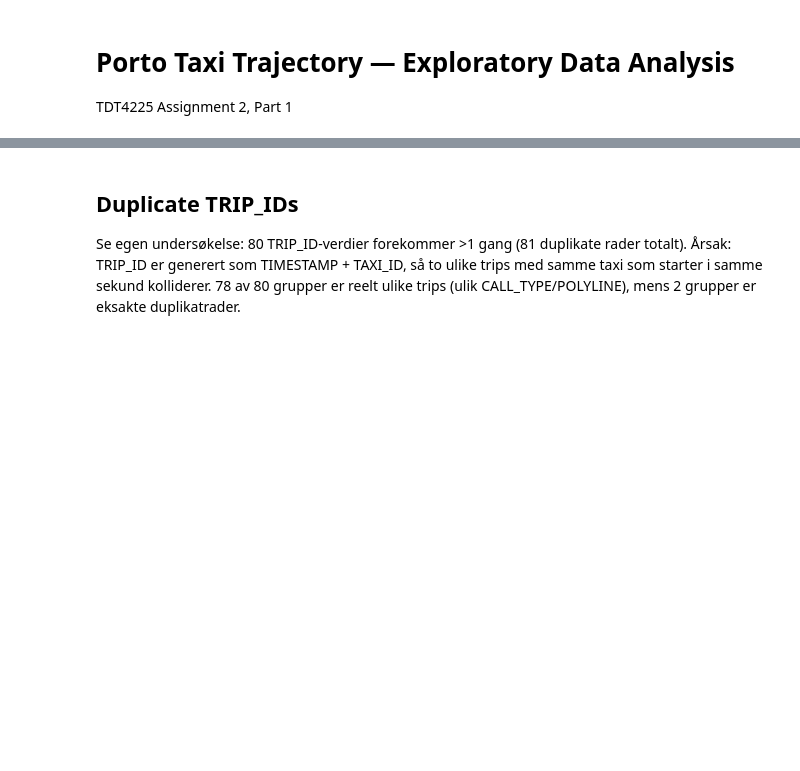
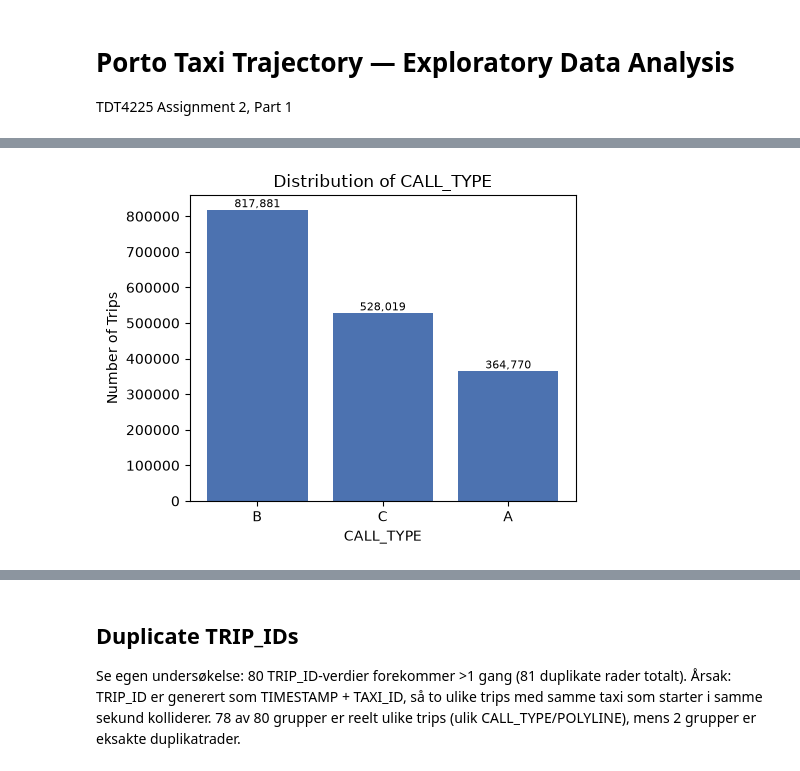
Before and after one commit to HalvardNo/Assignment-2-TDT4225, a Jupyter notebook: eda/porto_eda.ipynb, the cells around one changed output, grey strips where cells are left out. Cells and saved outputs as stored; diff of their text form; code cells hidden in the pictures; blank space fills up the shorter version.

```diff
--- a/eda/porto_eda.ipynb
+++ b/eda/porto_eda.ipynb
@@ -101,15 +117,17 @@ print(f"ORIGIN_STAND null by call_type: {origin_stand_null_by_calltype}")
 # %%
 labels = list(call_type_counts.keys())
 values = [call_type_counts[k] for k in labels]
 plt.figure(figsize=(5,4))
 plt.bar(labels, values, color="#4C72B0")
-plt.title("Fordeling av CALL_TYPE")
-plt.xlabel("CALL_TYPE"); plt.ylabel("Antall trips")
+plt.title("Distribution of CALL_TYPE")
+plt.xlabel("CALL_TYPE"); plt.ylabel("Number of Trips")
 for i, v in enumerate(values):
     plt.text(i, v, f"{v:,}", ha="center", va="bottom", fontsize=8)
 plt.tight_layout()
 plt.savefig("figures/call_type_dist.png", dpi=150)
 plt.show()
+# %% [output]
+[figure, added]
 # %%
 plt.figure(figsize=(7,4))
 plt.bar(range(201), poly_len_hist, width=1.0, color="#55A868")
```
Also changed, not shown: parts of 7 cells of this notebook, 1 other file.
